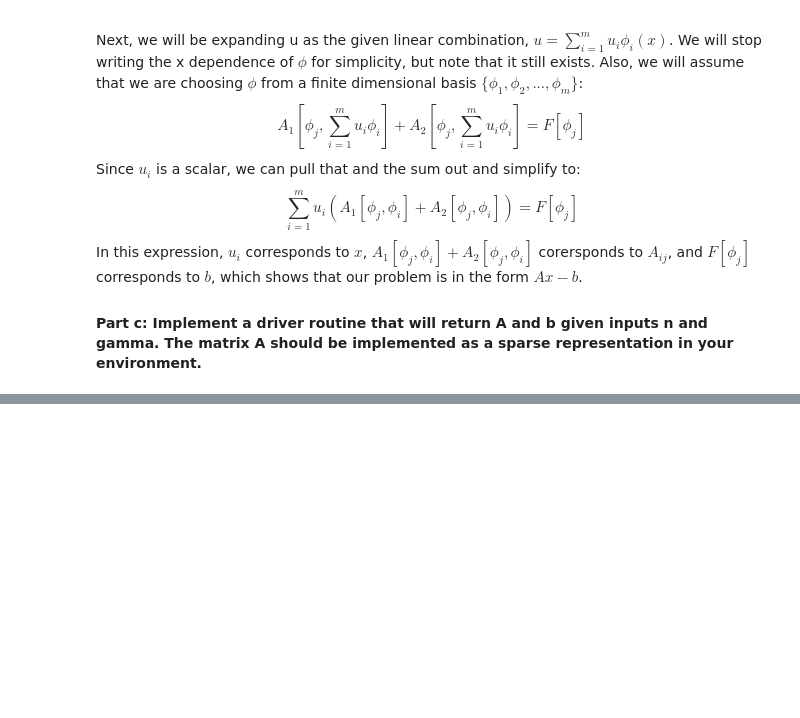
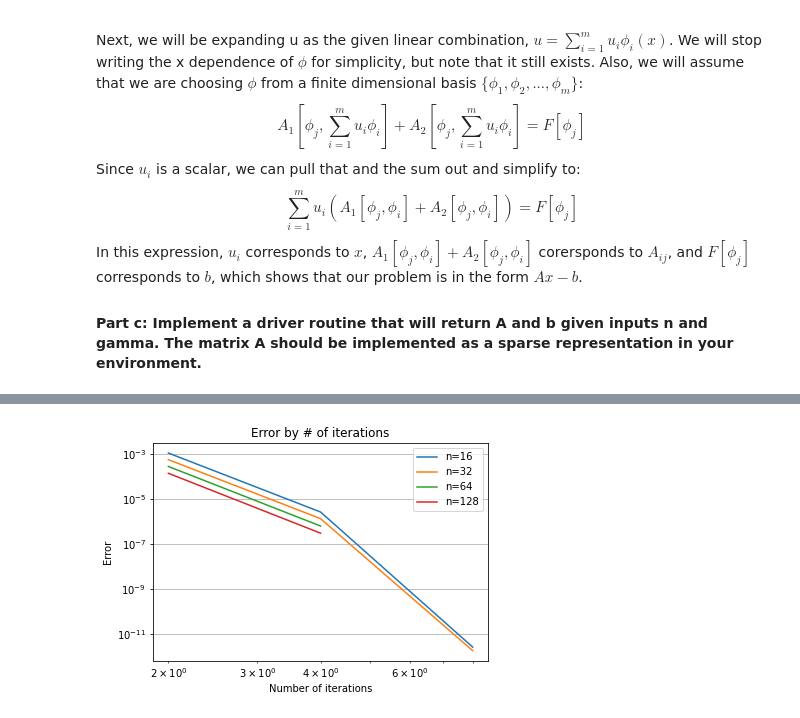
Before and after one commit to erasmussen4/530, a Jupyter notebook: 530LinAlgGroup.ipynb, the cells around one changed output, grey strips where cells are left out. Drawn from its saved outputs; the diff is of its cells as text; code cells hidden in the pictures; blank space fills up the shorter version.

```diff
--- a/530LinAlgGroup.ipynb
+++ b/530LinAlgGroup.ipynb
@@ -157,0 +184,84 @@ Graphing(1)
+# %%
+import matplotlib.pyplot as plt
+from scipy.sparse.linalg import inv
+from scipy.sparse import csr_matrix, csc_matrix
+
+
+# Run mygmres and output graphs
+def GraphingPrecond(gamma,v=None):
+    # Iterate over n
+    n = (16,32,64,128)
+    nerrvec = []
+    for i in range(len(n)):
+        if v == 'n+1':
+            gamma = n[i]+1
+        # Initialize x0
+        x0 = np.zeros((n[i],1))
+        x0[0]= 1
+        # Get A and b matrices
+        A, b, M = driver(n[i],gamma)
+        b = csr_matrix( np.expand_dims(b,1) )
+        # Print condition number
+        # print(f'n={n[i]}')
+        # print(f'cond num A = {np.linalg.cond(A.toarray())}')
+
+        # Precondition matrices
+        M = csc_matrix( M )
+        Minv = inv(M)
+        A = Minv @ A
+        b = Minv @ b
+        # Print condition number for comparison
+        # print(f'cond num A~ = {np.linalg.cond(A.toarray())}')
+        # Initialize some iterative variables
+        Ierrvec = []
+        Ivec = []
+        I = 2
+        res = 1
+        # Iteratively solve until error is less than 1E-6
+        while res > 10**(-6):
+            x,res = mygmres(I, b, x0, n[i], np.identity(n[i]), A )
+            Ierrvec.append(res)
+            Ivec.append(I)
+            I *= 2
+
+        nerrvec.append(res)
+
+        plt.figure(1)
+        plt.loglog(Ivec, Ierrvec, label=f'n={n[i]}')
+
+        # Enforce boundary conditions of solution
+        xscale = np.linspace(0,1,n[i]+2)
+        x = np.insert(x,0,0)
+        x = np.append( x, 0)
+
+        plt.figure(2)
+        plt.plot(xscale,x,label=f'n={n[i]}')
+        plt.title("Solution as a Function of X")
+    plt.figure(3)
+    plt.loglog(n, nerrvec)
+    plt.title("Error vs N")
+
+    plt.figure(1)
+    plt.grid()
+    plt.xlabel('Number of iterations')
+    plt.ylabel('Error')
+    plt.legend()
+    plt.title('Error by # of iterations')
+
+    plt.figure(2)
+    plt.grid()
+    plt.xlabel('x')
+    plt.ylabel('u(x)')
+    plt.legend()
+
+    plt.figure(3)
+    plt.grid()
+    plt.xlabel('n')
+    plt.ylabel('Error')
+    plt.show()
+
+
+GraphingPrecond(1,)
+GraphingPrecond(1,'n+1')
+# %% [output]
+[figure, added]
```
Also changed, not shown: parts of 7 cells of this notebook, 1 other file.
